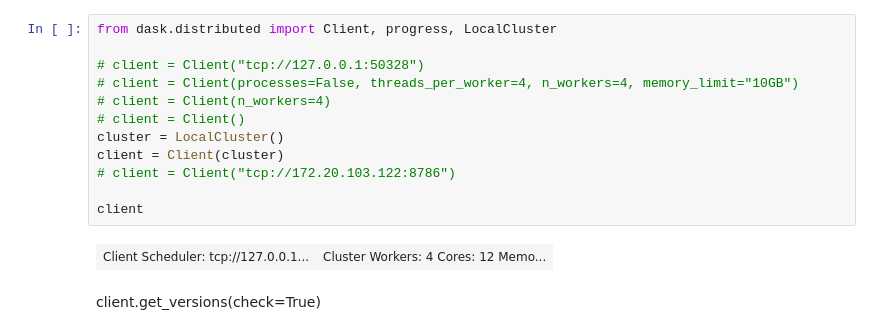
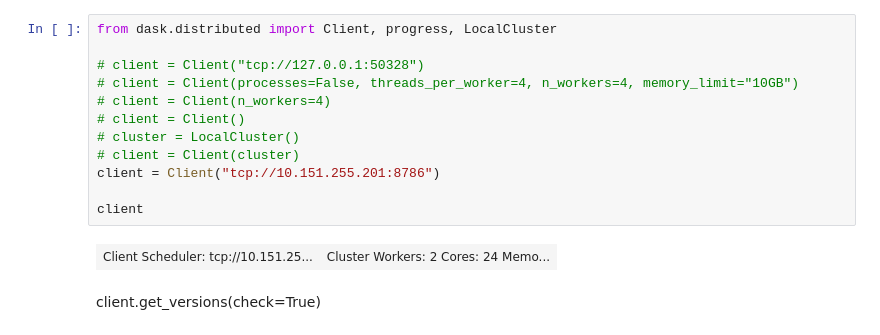
Before and after one commit to basdemir/myjupyter, a Jupyter notebook: course/009-dask-apply.ipynb, the cells around one changed output. Saved outputs shown, nothing was run; the diff lists cells and outputs as text.

```diff
--- a/course/009-dask-apply.ipynb
+++ b/course/009-dask-apply.ipynb
@@ -1,17 +1,17 @@
 # %%
 from dask.distributed import Client, progress, LocalCluster
 
 # client = Client("tcp://127.0.0.1:50328")
 # client = Client(processes=False, threads_per_worker=4, n_workers=4, memory_limit="10GB")
 # client = Client(n_workers=4)
 # client = Client()
-cluster = LocalCluster()
-client = Client(cluster)
-# client = Client("tcp://172.20.103.122:8786")
+# cluster = LocalCluster()
+# client = Client(cluster)
+client = Client("tcp://10.151.255.201:8786")
 
 client
 # %% [output]
-| Client Scheduler: tcp://127.0.0.1... | Cluster Workers: 4 Cores: 12 Memo... |
+| Client Scheduler: tcp://10.151.25... | Cluster Workers: 2 Cores: 24 Memo... |
 # %% [markdown]
 client.get_versions(check=True)
 # %% [markdown]
```
Also changed, not shown: parts of 16 cells of this notebook, 1 other file.
